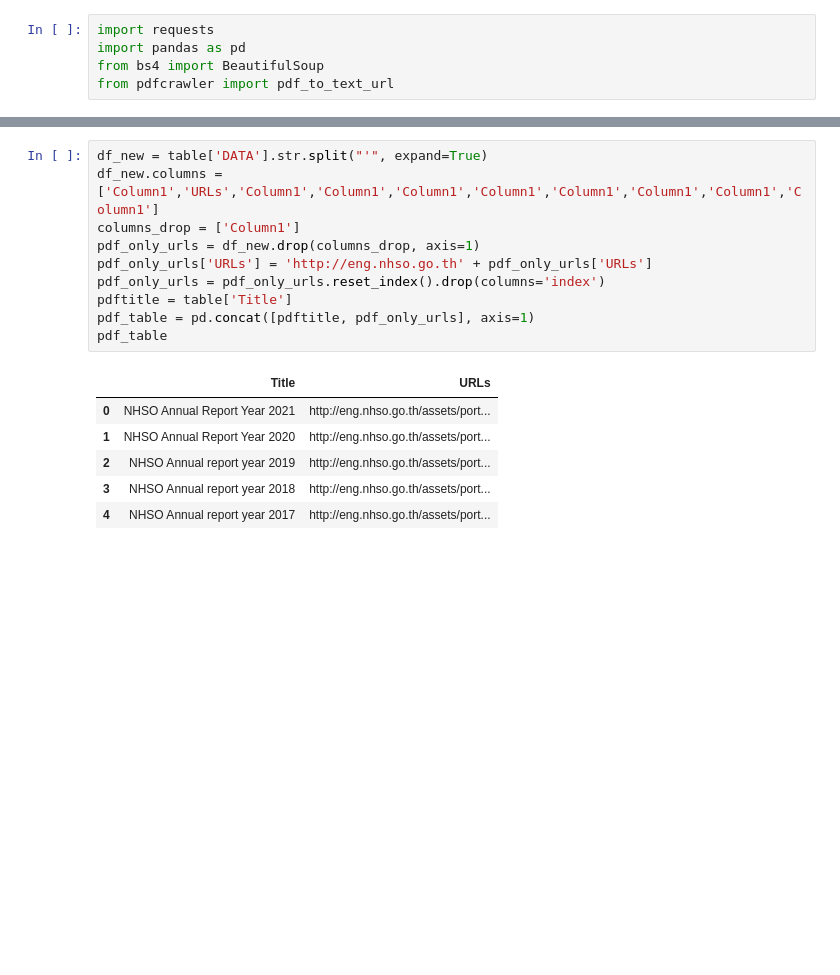
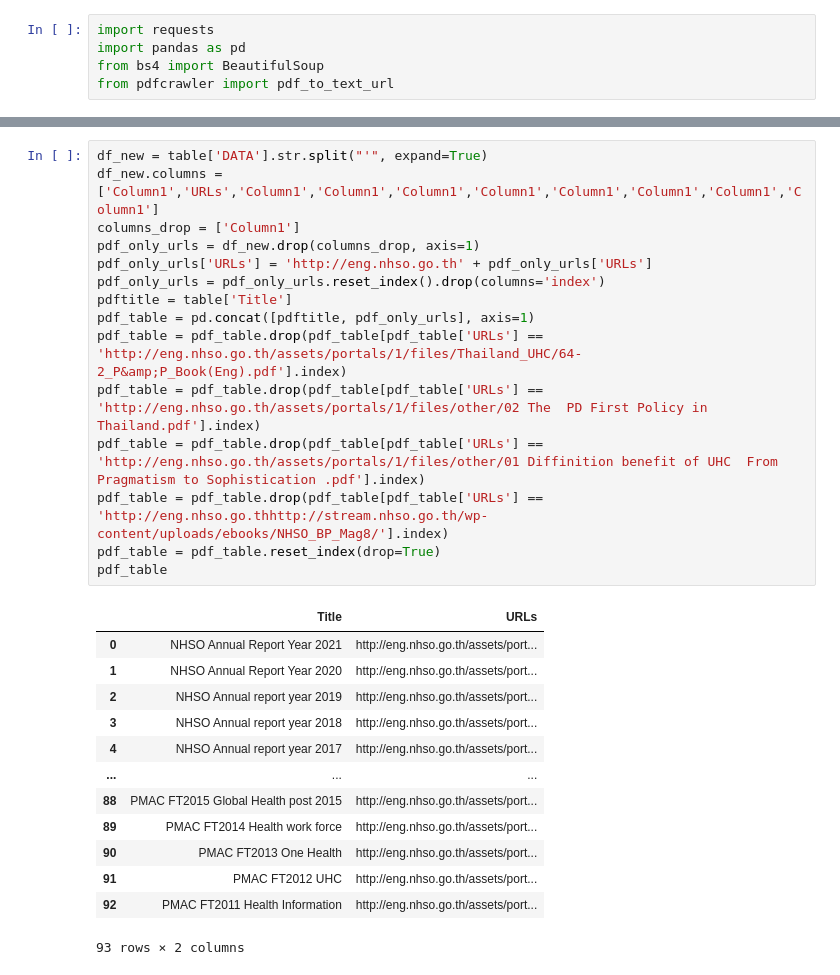
Before and after one commit to nhso/eng-nsho-scraping, a Jupyter notebook: สปสช_scraping.ipynb, the cells around one changed output, grey strips where cells are left out. Saved outputs shown, nothing was run; the diff lists cells and outputs as text; blank space fills up the shorter version.

```diff
--- a/สปสช_scraping.ipynb
+++ b/สปสช_scraping.ipynb
@@ -73,20 +88,32 @@ table = table.drop(index=49).reset_index(drop=True)
 # %%
 df_new = table['DATA'].str.split("'", expand=True)
 df_new.columns = ['Column1','URLs','Column1','Column1','Column1','Column1','Column1','Column1','Column1','Column1']
 columns_drop = ['Column1']
 pdf_only_urls = df_new.drop(columns_drop, axis=1)
 pdf_only_urls['URLs'] = 'http://eng.nhso.go.th' + pdf_only_urls['URLs']
 pdf_only_urls = pdf_only_urls.reset_index().drop(columns='index')
 pdftitle = table['Title']
 pdf_table = pd.concat([pdftitle, pdf_only_urls], axis=1)
+pdf_table = pdf_table.drop(pdf_table[pdf_table['URLs'] == 'http://eng.nhso.go.th/assets/portals/1/files/Thailand_UHC/64-2_P&amp;P_Book(Eng).pdf'].index)
+pdf_table = pdf_table.drop(pdf_table[pdf_table['URLs'] == 'http://eng.nhso.go.th/assets/portals/1/files/other/02 The  PD First Policy in Thailand.pdf'].index)
+pdf_table = pdf_table.drop(pdf_table[pdf_table['URLs'] == 'http://eng.nhso.go.th/assets/portals/1/files/other/01 Diffinition benefit of UHC  From Pragmatism to Sophistication .pdf'].index)
+pdf_table = pdf_table.drop(pdf_table[pdf_table['URLs'] == 'http://eng.nhso.go.thhttp://stream.nhso.go.th/wp-content/uploads/ebooks/NHSO_BP_Mag8/'].index)
+pdf_table = pdf_table.reset_index(drop=True)
 pdf_table
 # %% [output]
 |  | Title | URLs |
 | 0 | NHSO Annual Report Year 2021 | http://eng.nhso.go.th/assets/port... |
 | 1 | NHSO Annual Report Year 2020 | http://eng.nhso.go.th/assets/port... |
 | 2 | NHSO Annual report year 2019 | http://eng.nhso.go.th/assets/port... |
 | 3 | NHSO Annual report year 2018 | http://eng.nhso.go.th/assets/port... |
 | 4 | NHSO Annual report year 2017 | http://eng.nhso.go.th/assets/port... |
+| ... | ... | ... |
+| 88 | PMAC FT2015 Global Health post 2015 | http://eng.nhso.go.th/assets/port... |
+| 89 | PMAC FT2014 Health work force | http://eng.nhso.go.th/assets/port... |
+| 90 | PMAC FT2013 One Health | http://eng.nhso.go.th/assets/port... |
+| 91 | PMAC FT2012 UHC | http://eng.nhso.go.th/assets/port... |
+| 92 | PMAC FT2011 Health Information | http://eng.nhso.go.th/assets/port... |
+93 rows × 2 columns
 # %%
 pdf_body = []
 
```
Also changed, not shown: parts of 10 cells of this notebook, 4 other files.
